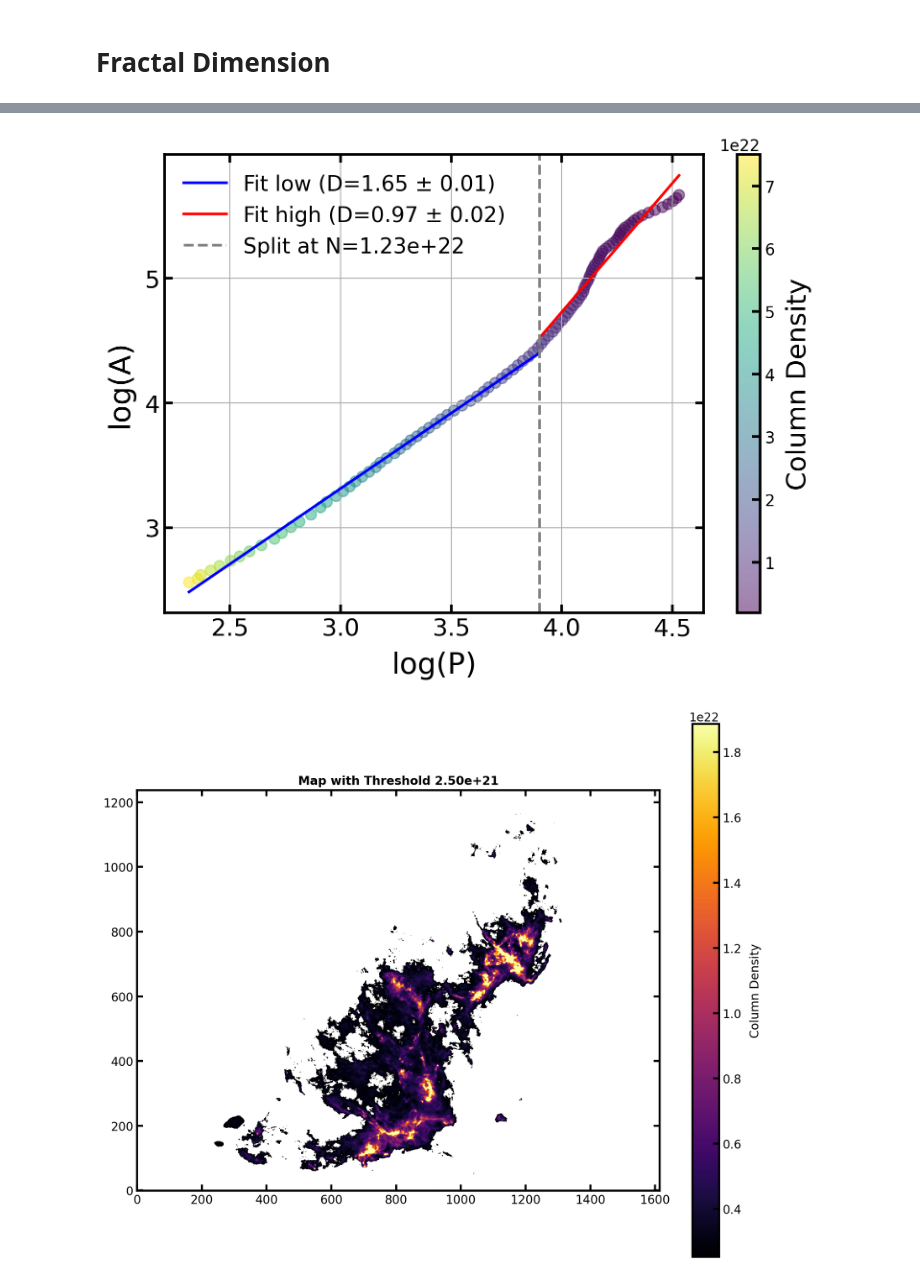
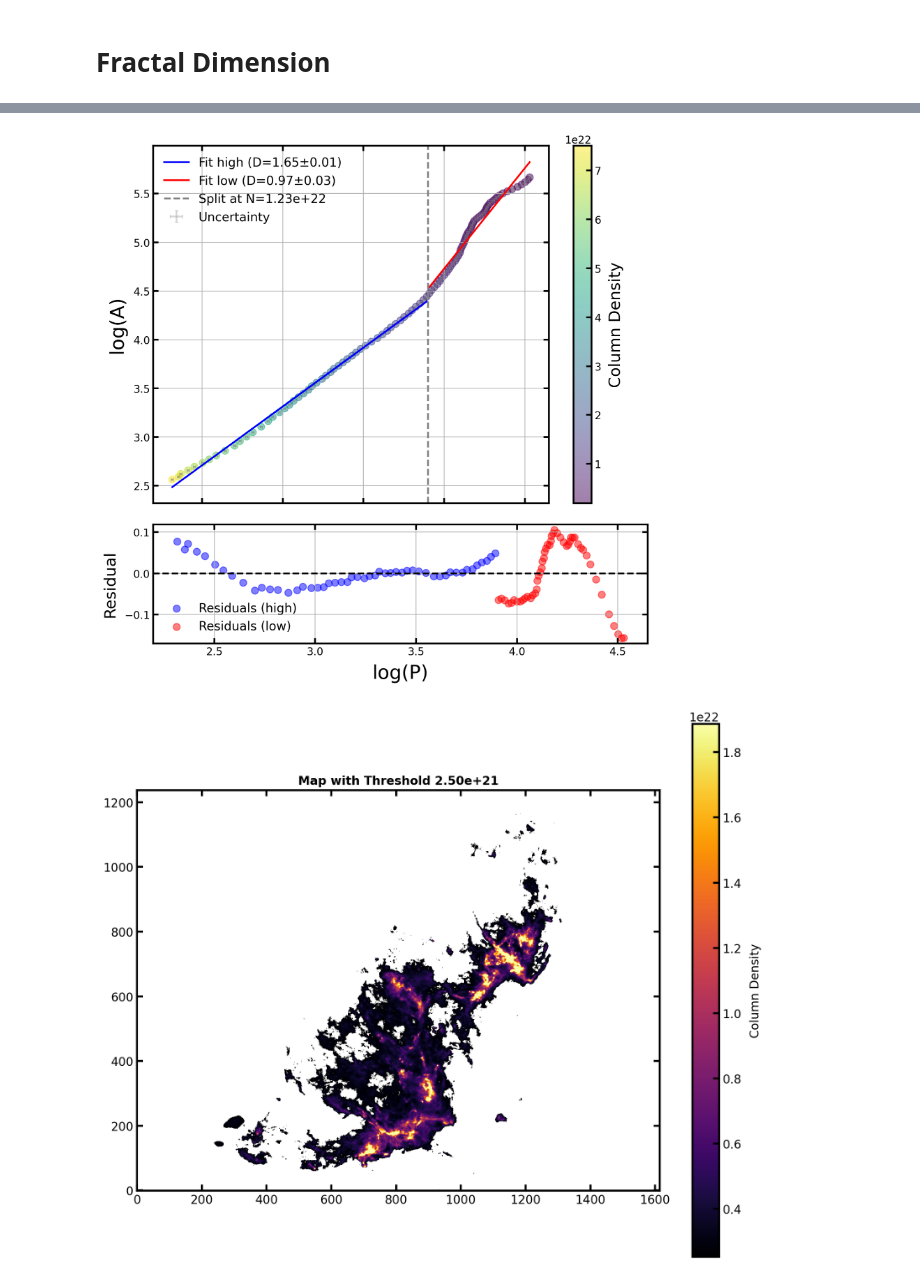
Before and after one commit to SimoneSped/fractal_OMC, a Jupyter notebook: Global_Properties.ipynb, the cells around one changed output, grey strips where cells are left out. Saved outputs shown, nothing was run; the diff lists cells and outputs as text; code cells hidden in the pictures.

Commit message:
Uncertainties + Residuals for Global Properties

```diff
--- a/Global_Properties.ipynb
+++ b/Global_Properties.ipynb
@@ -277,28 +390,44 @@ Fractal dimension D = 1.40 ± 0.01
 # %%
 from scipy.stats import linregress
+import numpy as np
+import matplotlib.pyplot as plt
 
 # global fractal dimension (Orion A, two fits)
 
 # Orion A
 region_name = "Orion A"
 
-# overall, these work best for the whole region
+# Threshold range
 threshold_min = 1.95e21
-threshold_max = 7.5e22 # This works well when the fractal dimension is calculated for the whole region, but for the individual regions it might be good to go further down
-# threshold_max = 1.0e23
+threshold_max = 7.5e22
 
 # Minkowski
-results_OA = standard_minkowski_functionals(N_H2_OA, threshold_min = threshold_min, threshold_max = threshold_max)
+results_OA = standard_minkowski_functionals(
+    N_H2_OA,
+    threshold_min=threshold_min,
+    threshold_max=threshold_max
+)
 
 log_perimeters = np.log10(np.array(results_OA["perimeters"]))
 log_areas = np.log10(np.array(results_OA["areas"]))
+
+# 1.6% relative uncertainty
+rel_uncertainty = 0.016
+
+# Errors in original scale
+sigma_P = rel_uncertainty * np.array(results_OA["perimeters"])
+sigma_A = rel_uncertainty * np.array(results_OA["areas"])
+
+# Errors in log space
+log_sigma_P = sigma_P / (np.array(results_OA["perimeters"]) * np.log(10))
+log_sigma_A = sigma_A / (np.array(results_OA["areas"]) * np.log(10))
 
 # Split data
 split_value = 3.9
 mask_low = log_perimeters <= split_value
 mask_high = log_perimeters > split_value
 
-# Fit for low log(P)
+# Fit low range
 coeff_low = np.polyfit(log_perimeters[mask_low], log_areas[mask_low], 1)
 slope_low, intercept_low = coeff_low
 reg_low = linregress(log_perimeters[mask_low], log_areas[mask_low])
@@ -307,7 +436,7 @@ slope_err_low = reg_low.stderr
 D_low = 2 / slope_low
 D_err_low = 2 * slope_err_low / slope_low**2
 
-# Fit for high log(P)
+# Fit high range
 coeff_high = np.polyfit(log_perimeters[mask_high], log_areas[mask_high], 1)
 slope_high, intercept_high = coeff_high
 reg_high = linregress(log_perimeters[mask_high], log_areas[mask_high])
@@ -316,46 +445,76 @@ slope_err_high = reg_high.stderr
 D_high = 2 / slope_high
 D_err_high = 2 * slope_err_high / slope_high**2
 
+# Print results
 print(f"Low log(P) <= {split_value}: slope={slope_low:.3f} ± {slope_err_low:.3f}, D={D_low:.2f} ± {D_err_low:.2f}, corr={corr_coef_low:.4f}")
 print(f"High log(P) > {split_value}: slope={slope_high:.3f} ± {slope_err_high:.3f}, D={D_high:.2f} ± {D_err_high:.2f}, corr={corr_coef_high:.4f}")
 
-print(f"Low log(P) <= {split_value}: slope={slope_low:.3f}, D={2/slope_low:.2f}, corr={corr_coef_low:.4f}")
-print(f"High log(P) > {split_value}: slope={slope_high:.3f}, D={2/slope_high:.2f}, corr={corr_coef_high:.4f}")
+# Residuals
+residuals_low = log_areas[mask_low] - (slope_low * log_perimeters[mask_low] + intercept_low)
+residuals_high = log_areas[mask_high] - (slope_high * log_perimeters[mask_high] + intercept_high)
 
-plt.figure(figsize=(8, 6))
+print("\nResiduals summary (high N range):")
+print(f"Mean residual: {np.mean(residuals_low):.4e}")
+print(f"Mean absolute residual: {np.mean(np.abs(residuals_low)):.4f}")
+print(f"RMS residual: {np.sqrt(np.mean(residuals_low**2)):.4f}")
+print(f"Std deviation: {np.std(residuals_low):.4f}")
+
+print("\nResiduals summary (low N range):")
+print(f"Mean residual: {np.mean(residuals_high):.4e}")
+print(f"Mean absolute residual: {np.mean(np.abs(residuals_high)):.4f}")
+print(f"RMS residual: {np.sqrt(np.mean(residuals_high**2)):.4f}")
+print(f"Std deviation: {np.std(residuals_high):.4f}")
+
+# Plot
+fig, axs = plt.subplots(2, 1, figsize=(9, 9), height_ratios=[3, 1], sharex=True)
+
+# Main scatter
 thresholds = results_OA["thresholds"]
 norm = plt.Normalize(threshold_min, threshold_max)
 cmap = plt.cm.viridis
 
-sc = plt.scatter(
+sc = axs[0].scatter(
     log_perimeters, log_areas,
     c=thresholds, cmap=cmap, norm=norm, alpha=0.5
 )
 
-# Plot both fits
+# Error bars
+axs[0].errorbar(
+    log_perimeters, log_areas,
+    xerr=log_sigma_P, yerr=log_sigma_A,
+    fmt="none", ecolor="gray", alpha=0.3, capsize=2, label="Uncertainty"
+)
+
+# Fits
 x_low = np.linspace(log_perimeters[mask_low].min(), log_perimeters[mask_low].max(), 100)
 x_high = np.linspace(log_perimeters[mask_high].min(), log_perimeters[mask_high].max(), 100)
-plt.plot(x_low, slope_low * x_low + intercept_low, color="blue", label=f"Fit low (D={2/slope_low:.2f} ± 0.01)")
-plt.plot(x_high, slope_high * x_high + intercept_high, color="red", label=f"Fit high (D={2/slope_high:.2f} ± 0.02)")
 
-# Draw a vertical line at the split, labeled with the corresponding threshold value
+axs[0].plot(x_low, slope_low * x_low + intercept_low, color="blue", label=f"Fit high (D={D_low:.2f}±{D_err_low:.2f})")
+axs[0].plot(x_high, slope_high * x_high + intercept_high, color="red", label=f"Fit low (D={D_high:.2f}±{D_err_high:.2f})")
+
+# Split marker
 split_idx = np.abs(log_perimeters - split_value).argmin()
 split_threshold = thresholds[split_idx]
-plt.axvline(split_value, color='gray', linestyle='--', label=f"Split at N={split_threshold:.2e}")
+axs[0].axvline(split_value, color="gray", linestyle="--", label=f"Split at N={split_threshold:.2e}")
 
-cbar = plt.colorbar(sc)
-cbar.set_label("Column Density", fontsize=20)
+# Axis labels
+cbar = fig.colorbar(sc, ax=axs[0])
+cbar.set_label("Column Density", fontsize=18)
 
-plt.xlabel("log(P)", fontsize=22)
-plt.ylabel("log(A)", fontsize=22)
-plt.legend(fontsize=16)
+axs[0].set_ylabel("log(A)", fontsize=22)
+axs[0].legend(fontsize=14)
+axs[0].grid(True)
 
-plt.xticks(fontsize=18)
-plt.yticks(fontsize=18)
-plt.locator_params(axis='x', nbins=5)
-plt.locator_params(axis='y', nbins=5)
+# Residuals plot
+axs[1].scatter(log_perimeters[mask_low], residuals_low, color="blue", alpha=0.5, label="Residuals (high)")
+axs[1].scatter(log_perimeters[mask_high], residuals_high, color="red", alpha=0.5, label="Residuals (low)")
+axs[1].axhline(0, color="black", linestyle="--")
+axs[1].set_xlabel("log(P)", fontsize=22)
+axs[1].set_ylabel("Residual", fontsize=18)
+axs[1].legend(fontsize=14)
+axs[1].grid(True)
 
-plt.grid(True)
+plt.tight_layout(h_pad=2.0)
 plt.show()
 # %% [output]
 2.972512859016305
@@ -366,4 +535,4 @@ High log(P) > 3.9: slope=2.064, D=0.97, corr=0.9748
-[figure, old version]
+[figure, new version]
 # %%
 show_regions_with_sections(N_H2_OB, n_regions= 0, thresholds=[2.5e21, 1.21e22, 7.5e22])
 # %% [output]
```
Also changed, not shown: parts of 4 cells of this notebook, 3 other files.
